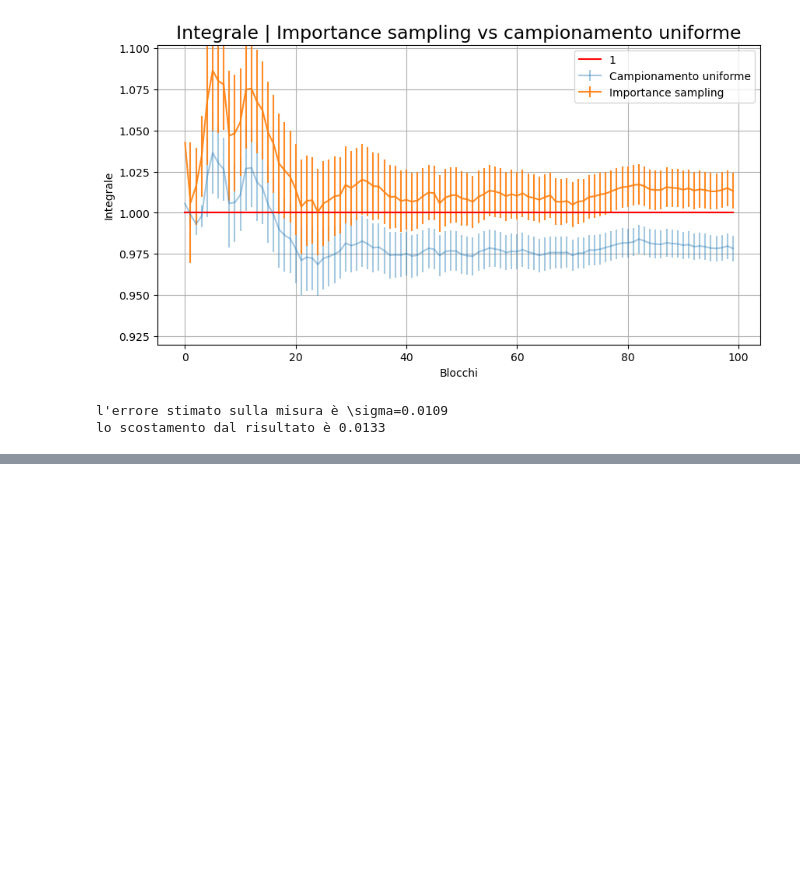
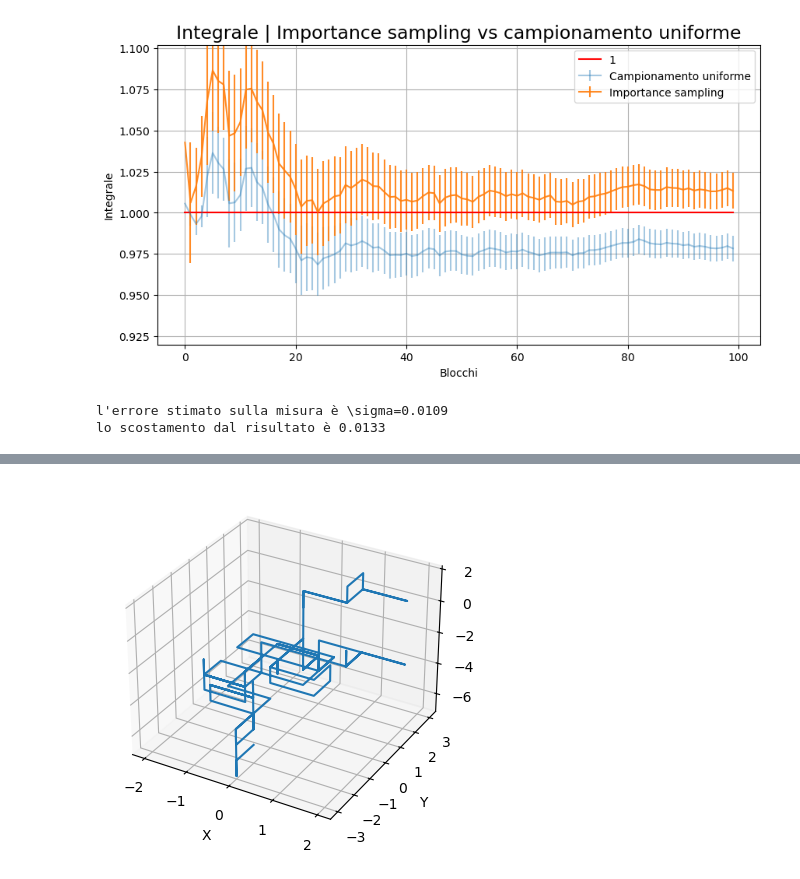
Before and after one commit to Daniele95/LSN, a Jupyter notebook: 2-randomwalk/esercitazione2.ipynb, the cells around one changed output, grey strips where cells are left out. Cells and saved outputs as stored; diff of their text form; code cells hidden in the pictures; blank space fills up the shorter version.

```diff
--- a/2-randomwalk/esercitazione2.ipynb
+++ b/2-randomwalk/esercitazione2.ipynb
@@ -149,13 +152,0 @@ Dall'analisi del grafico è evidente che l'importance sampling conduce a una con
-# %%
-from mpl_toolkits.mplot3d import Axes3D
-
-num_steps = 100
-fig = plt.figure(figsize=(10, 6))
-X,Y,Z = np.loadtxt("risultati/camminoDiscretoPos.txt", unpack=True)
-
-ax = fig.add_subplot(121, projection='3d')
-ax.plot(X,Y,Z)
-ax.set_title('Cammino discreto')
-ax.set_xlabel('X')
-ax.set_ylabel('Y')
-ax.set_zlabel('Z')
@@ -206,0 +254,4 @@ fit with k*sqrt(x): k = [1.00089333] +- [[0.00027203]]
+# %%
+disegnaCamminoSpazio("Discreto")
+# %% [output]
+[figure, added]
```
Also changed, not shown: parts of 21 cells of this notebook, 1 other file.
